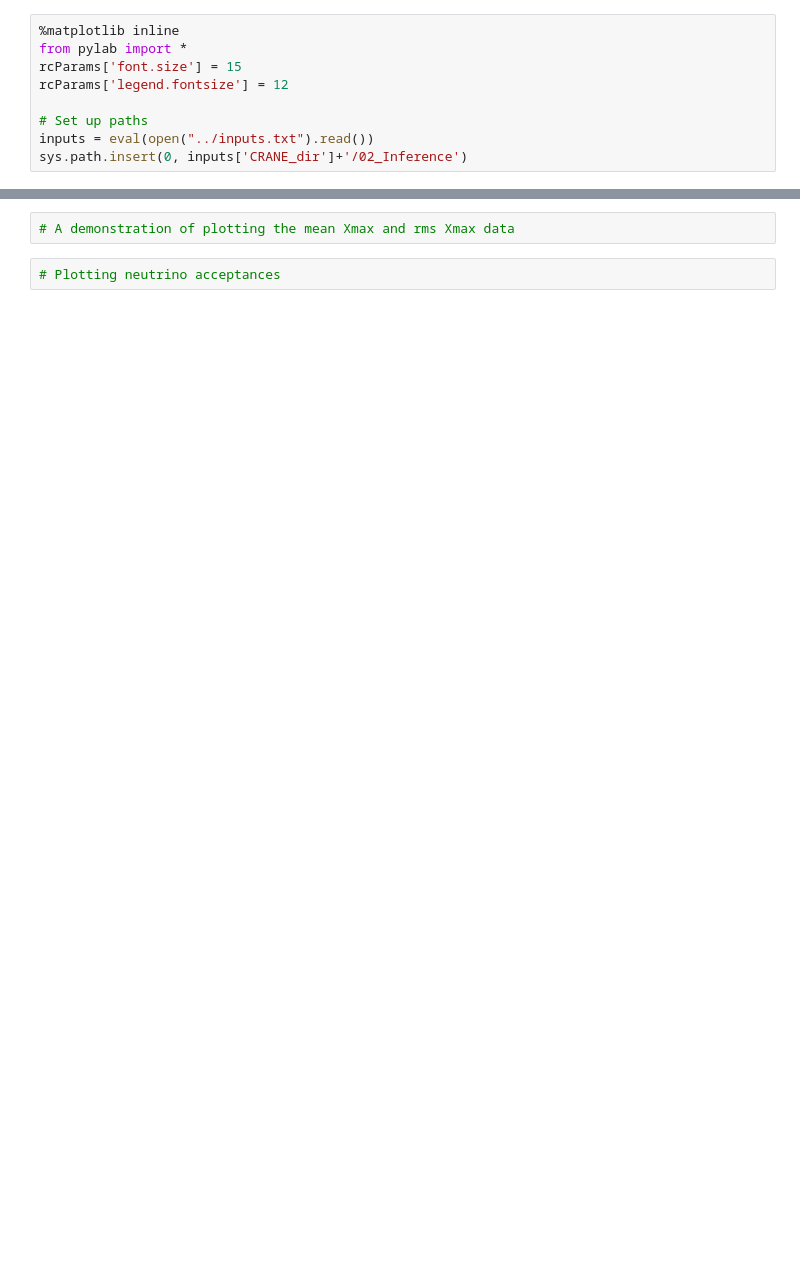
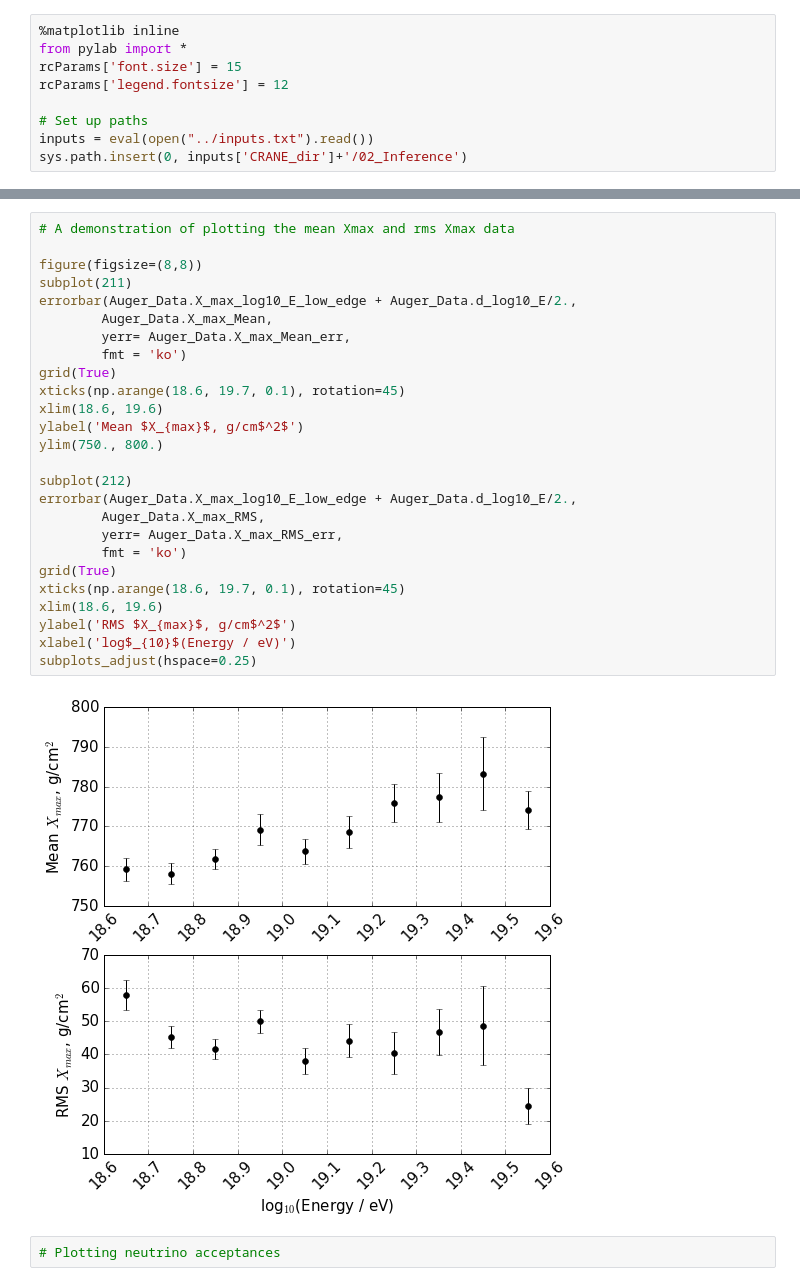
Before and after one commit to afromero/CRANE, a Jupyter notebook: examples/04_Data.ipynb, the cells around one changed output, grey strips where cells are left out. Saved outputs shown, nothing was run; the diff lists cells and outputs as text; blank space fills up the shorter version.

```diff
--- a/examples/04_Data.ipynb
+++ b/examples/04_Data.ipynb
@@ -51,4 +53,30 @@ title('Auger Exposure by Energy Bin')
-# %%
-# A demonstration of plotting the mean Xmax and rms Xmax data
+# %%
+# A demonstration of plotting the mean Xmax and rms Xmax data
+
+figure(figsize=(8,8))
+subplot(211)
+errorbar(Auger_Data.X_max_log10_E_low_edge + Auger_Data.d_log10_E/2.,
+        Auger_Data.X_max_Mean,
+        yerr= Auger_Data.X_max_Mean_err,
+        fmt = 'ko')
+grid(True)
+xticks(np.arange(18.6, 19.7, 0.1), rotation=45)
+xlim(18.6, 19.6)
+ylabel('Mean $X_{max}$, g/cm$^2$')
+ylim(750., 800.)
+
+subplot(212)
+errorbar(Auger_Data.X_max_log10_E_low_edge + Auger_Data.d_log10_E/2.,
+        Auger_Data.X_max_RMS,
+        yerr= Auger_Data.X_max_RMS_err,
+        fmt = 'ko')
+grid(True)
+xticks(np.arange(18.6, 19.7, 0.1), rotation=45)
+xlim(18.6, 19.6)
+ylabel('RMS $X_{max}$, g/cm$^2$')
+xlabel('log$_{10}$(Energy / eV)')
+subplots_adjust(hspace=0.25)
+# %% [output]
+[figure, added]
 # %%
 # Plotting neutrino acceptances
```
Also changed, not shown: parts of 1 cell of this notebook, 3 other files.
